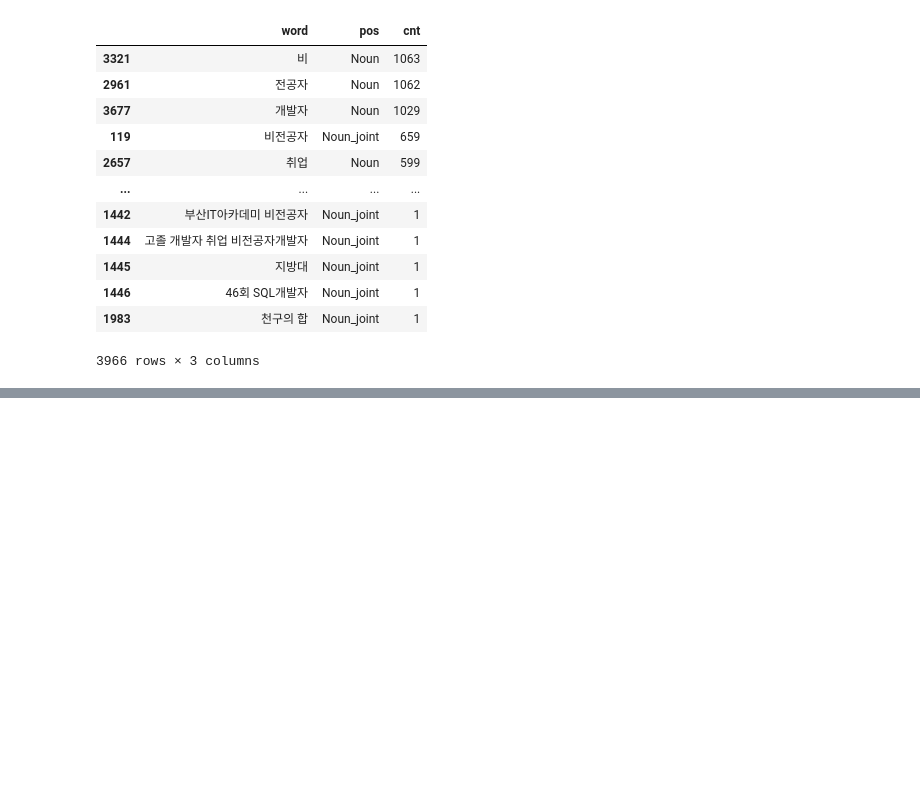
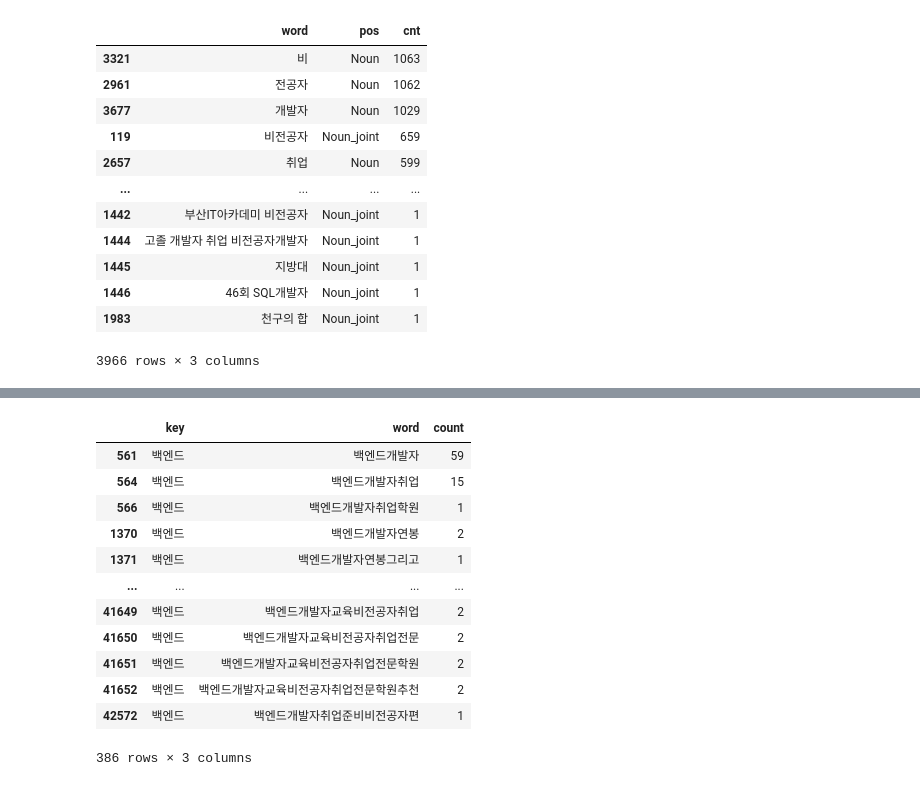
Before and after one commit to skadudd/adDev, a Jupyter notebook: ad_copy_maker/word_parser.ipynb, the cells around one changed output, grey strips where cells are left out. Drawn from its saved outputs; the diff is of its cells as text; code cells hidden in the pictures; blank space fills up the shorter version.

```diff
--- a/ad_copy_maker/word_parser.ipynb
+++ b/ad_copy_maker/word_parser.ipynb
@@ -386,0 +382,30 @@ pd.DataFrame.from_dict(word_joint_aggregate,orient='index')
+# %%
+a = ['백엔드개발자',
+ '개발자비',
+ '비전공자',
+ '전공자개발자',
+ '개발자비전공자',
+ '전공자도',
+ '도취업',
+ '취업하는',
+ '하는방법',
+ '방법은',
+ '은비전공자도',
+ '도개발자',
+ '개발자비전공자',
+ '전공자가',
+ '가될수']
+# %% [output]
+|  | key | word | count |
+| 561 | 백엔드 | 백엔드개발자 | 59 |
+| 564 | 백엔드 | 백엔드개발자취업 | 15 |
+| 566 | 백엔드 | 백엔드개발자취업학원 | 1 |
+| 1370 | 백엔드 | 백엔드개발자연봉 | 2 |
+| 1371 | 백엔드 | 백엔드개발자연봉그리고 | 1 |
+| ... | ... | ... | ... |
+| 41649 | 백엔드 | 백엔드개발자교육비전공자취업 | 2 |
+| 41650 | 백엔드 | 백엔드개발자교육비전공자취업전문 | 2 |
+| 41651 | 백엔드 | 백엔드개발자교육비전공자취업전문학원 | 2 |
+| 41652 | 백엔드 | 백엔드개발자교육비전공자취업전문학원추천 | 2 |
+| 42572 | 백엔드 | 백엔드개발자취업준비비전공자편 | 1 |
+386 rows × 3 columns
```
Also changed, not shown: parts of 11 cells of this notebook, 1 other file.
